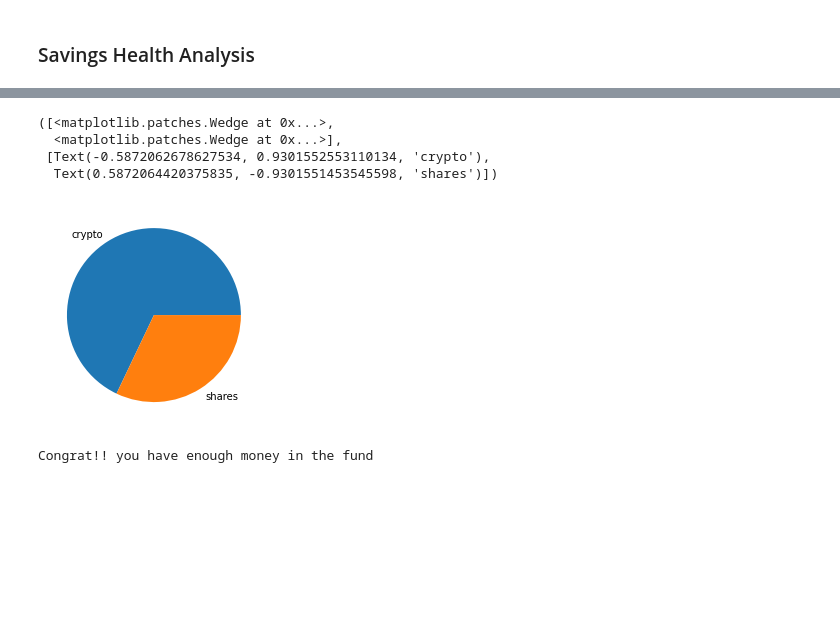
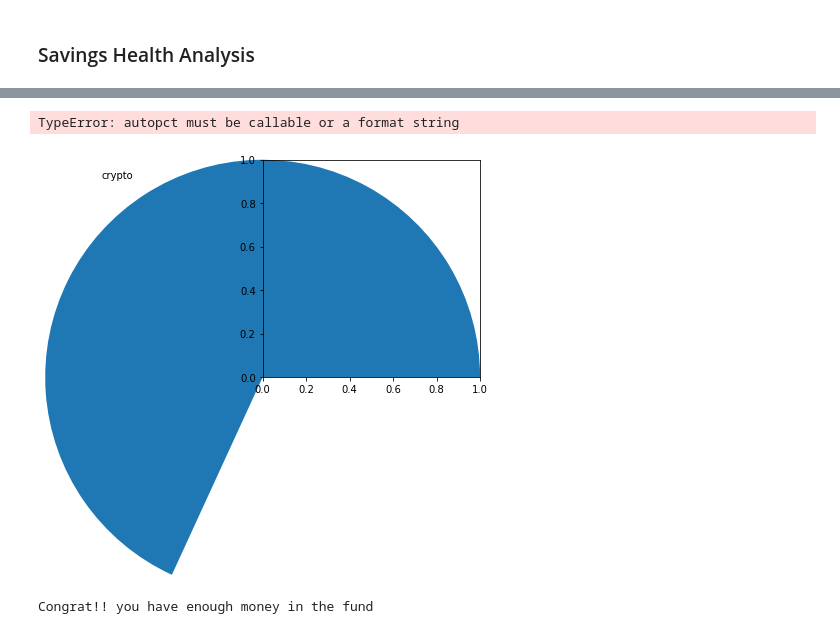
Before and after one commit to kcctudo/gitignorerep, a Jupyter notebook: Assignment_05-APIs.ipynb, the cells around one changed output, grey strips where cells are left out. Saved outputs shown, nothing was run; the diff lists cells and outputs as text; code cells hidden in the pictures; blank space fills up the shorter version.

```diff
--- a/Assignment_05-APIs.ipynb
+++ b/Assignment_05-APIs.ipynb
@@ -178,13 +176,10 @@ display(df_savings)
 # %%
 # Plot savings pie chart
 # YOUR CODE HERE!
-plt.pie(df_savings['amount'],labels = ['crypto','shares'])
+plt.pie(df_savings['amount'],labels = ['crypto','shares'], autopct=df_savings['amount'])
 # %% [output]
-([<matplotlib.patches.Wedge at 0x...>,
-  <matplotlib.patches.Wedge at 0x...>],
- [Text(-0.5872062678627534, 0.9301552553110134, 'crypto'),
-  Text(0.5872064420375835, -0.9301551453545598, 'shares')])
+TypeError: autopct must be callable or a format string
-[figure, old version]
+[figure, new version]
 # %%
 # Set ideal emergency fund
 emergency_fund = monthly_income * 3
```
Also changed, not shown: parts of 18 cells of this notebook.
